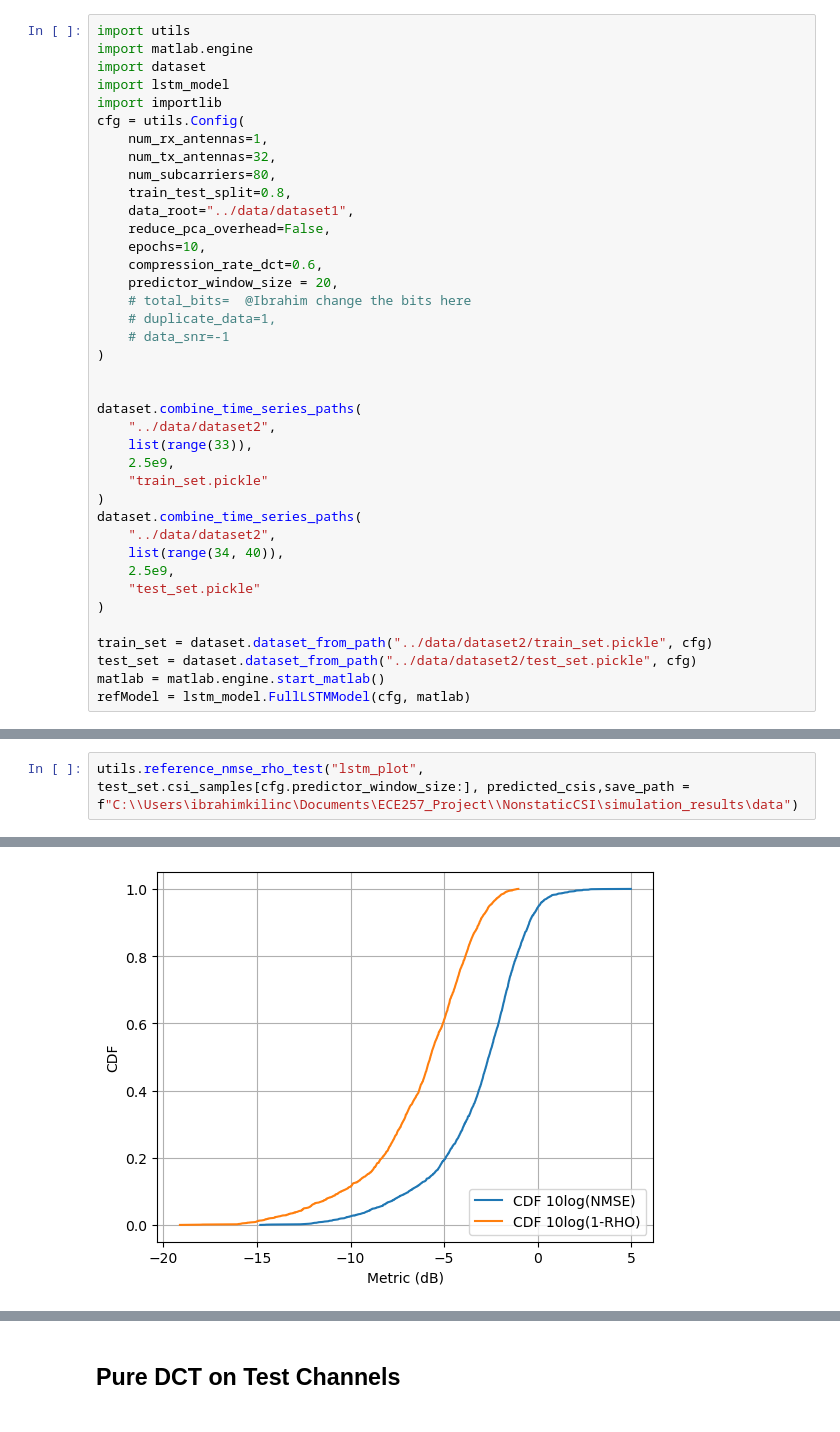
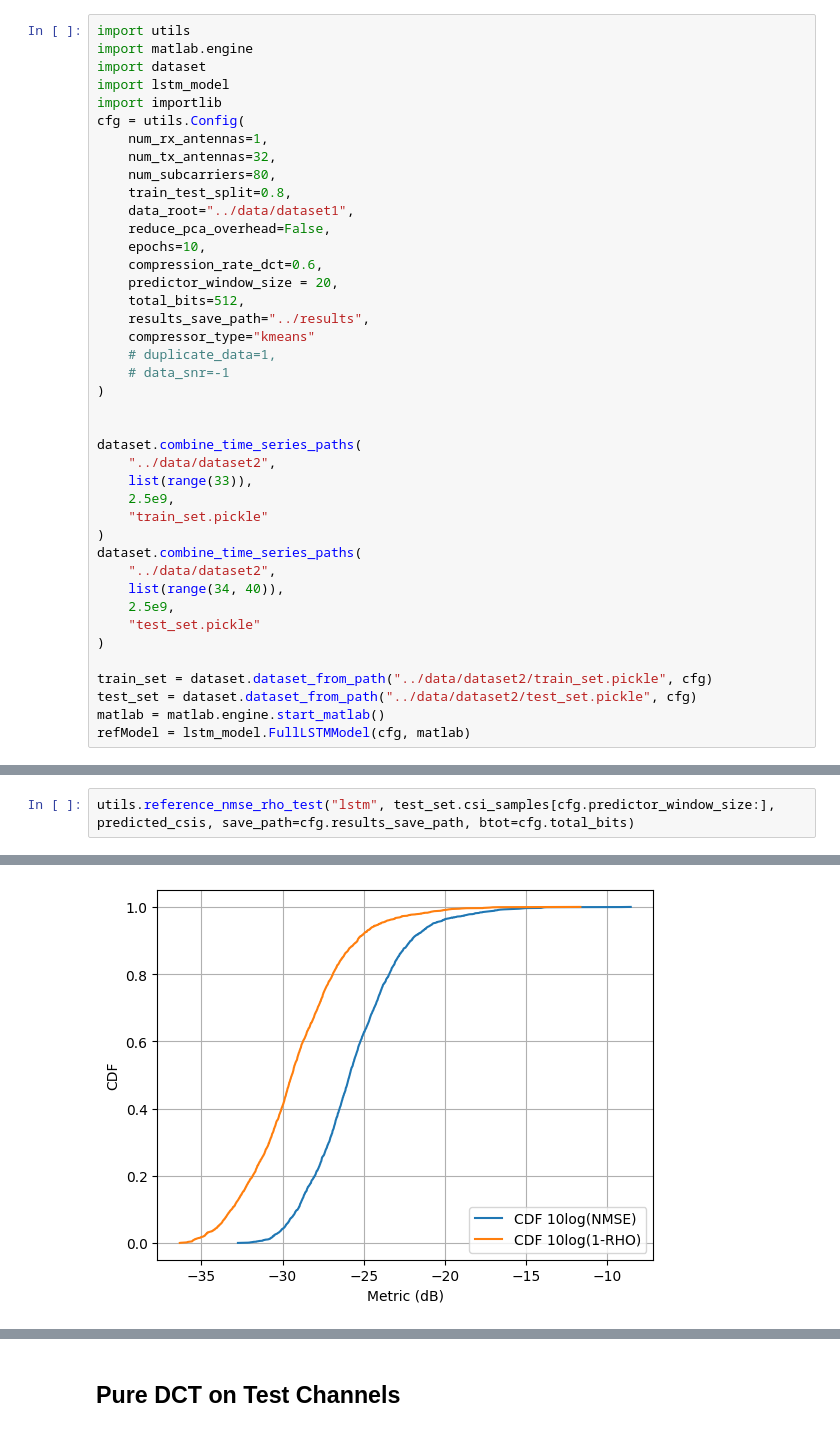
Before and after one commit to dziper/NonstaticCSI, a Jupyter notebook: project/lstmModelTest.ipynb, the cells around one changed output, grey strips where cells are left out. Cells and saved outputs as stored; diff of their text form.

```diff
--- a/project/lstmModelTest.ipynb
+++ b/project/lstmModelTest.ipynb
@@ -14,7 +14,9 @@ cfg = utils.Config(
     epochs=10,
     compression_rate_dct=0.6,
     predictor_window_size = 20,
-    # total_bits=  @Ibrahim change the bits here
+    total_bits=512,
+    results_save_path="../results",
+    compressor_type="kmeans"
     # duplicate_data=1,
     # data_snr=-1
 )
@@ -77,11 +81,11 @@ Predicted zdl: (2615, 500)
 Predicted zdl: (2615, 500)
 ul_pred_error: (2615, 500)
 # %%
-utils.reference_nmse_rho_test("lstm_plot", test_set.csi_samples[cfg.predictor_window_size:], predicted_csis,save_path = f"C:\\Users\ibrahimkilinc\Documents\ECE257_Project\\NonstaticCSI\simulation_results\data")
+utils.reference_nmse_rho_test("lstm", test_set.csi_samples[cfg.predictor_window_size:], predicted_csis, save_path=cfg.results_save_path, btot=cfg.total_bits)
 # %% [output]
 Assessing performance...
 Plotting results...
-[figure, old version]
+[figure, new version]
 # %%
 import matplotlib.pyplot as plt
 import numpy as np
```
Also changed, not shown: parts of 4 cells of this notebook, 5 other files.
